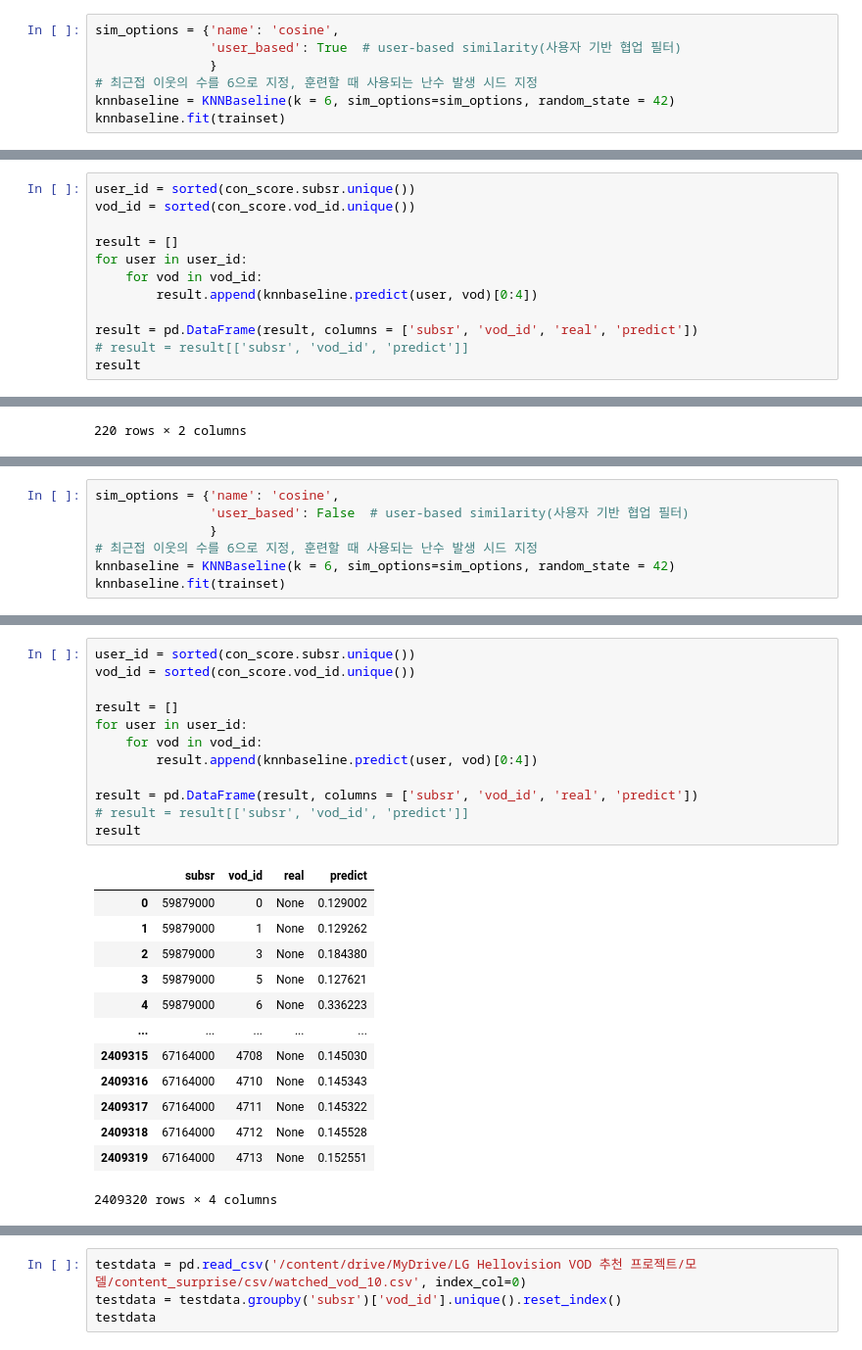
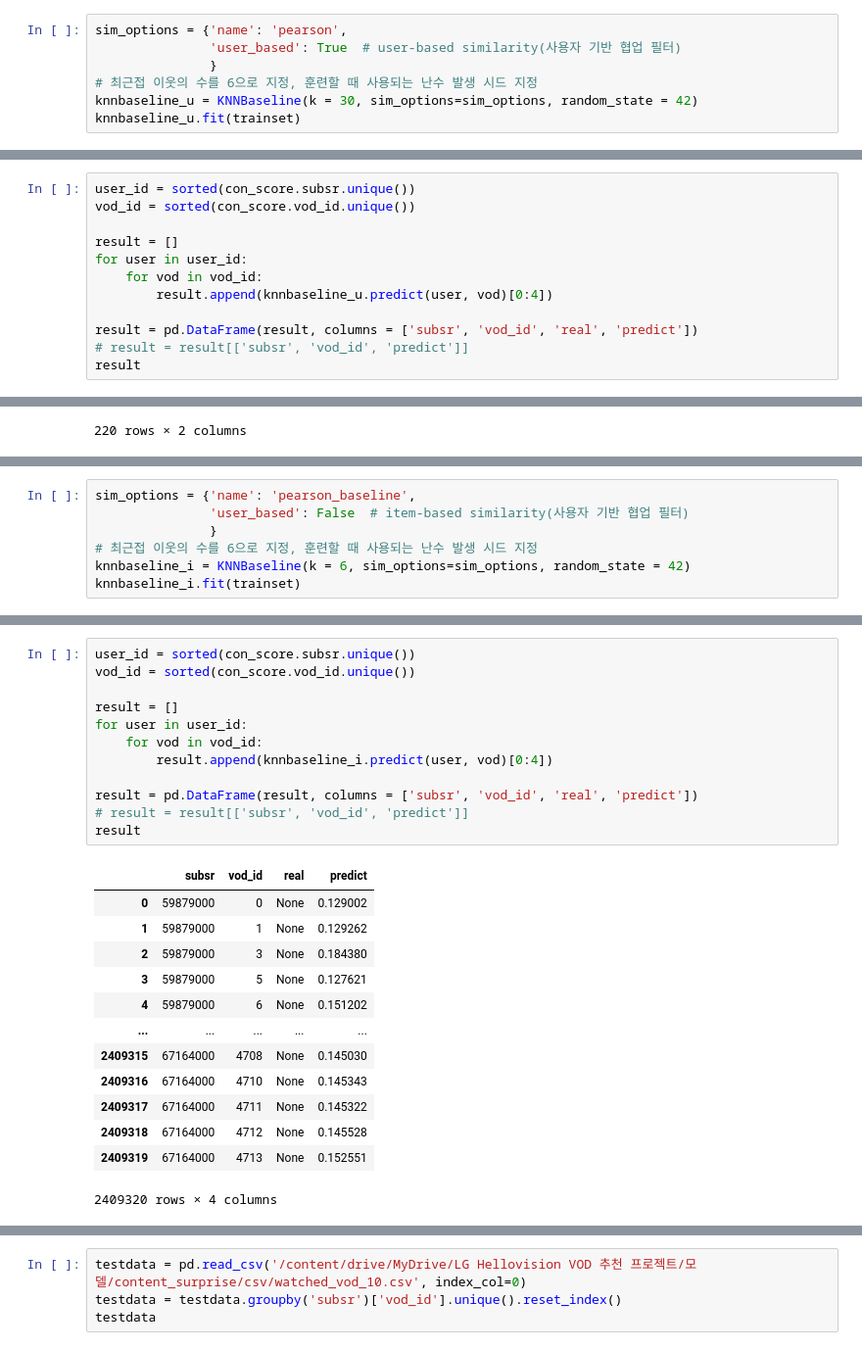
Before and after one commit to LGHV-team1/final-project, a Jupyter notebook: 모델/content_surprise_click.ipynb, the cells around one changed output, grey strips where cells are left out. Shown at 98% size. Cells and saved outputs as stored; diff of their text form.

```diff
--- a/모델/content_surprise_click.ipynb
+++ b/모델/content_surprise_click.ipynb
@@ -103,9 +145,9 @@ trainset = convert_traintest_dataframe_forsurprise(con_score)
 # %%
-sim_options = {'name': 'cosine',
+sim_options = {'name': 'pearson',
                'user_based': True  # user-based similarity(사용자 기반 협업 필터)
                }
 # 최근접 이웃의 수를 6으로 지정, 훈련할 때 사용되는 난수 발생 시드 지정
-knnbaseline = KNNBaseline(k = 6, sim_options=sim_options, random_state = 42)
-knnbaseline.fit(trainset)
+knnbaseline_u = KNNBaseline(k = 30, sim_options=sim_options, random_state = 42)
+knnbaseline_u.fit(trainset)
 # %% [output]
 Estimating biases using als...
@@ -119,7 +161,7 @@ vod_id = sorted(con_score.vod_id.unique())
 result = []
 for user in user_id:
     for vod in vod_id:
-        result.append(knnbaseline.predict(user, vod)[0:4])
+        result.append(knnbaseline_u.predict(user, vod)[0:4])
 
 result = pd.DataFrame(result, columns = ['subsr', 'vod_id', 'real', 'predict'])
 # result = result[['subsr', 'vod_id', 'predict']]
@@ -275,9 +337,9 @@ precision_k(testdata, vod_predict_1)
 # %%
-sim_options = {'name': 'cosine',
-               'user_based': False  # user-based similarity(사용자 기반 협업 필터)
+sim_options = {'name': 'pearson_baseline',
+               'user_based': False  # item-based similarity(사용자 기반 협업 필터)
                }
 # 최근접 이웃의 수를 6으로 지정, 훈련할 때 사용되는 난수 발생 시드 지정
-knnbaseline = KNNBaseline(k = 6, sim_options=sim_options, random_state = 42)
-knnbaseline.fit(trainset)
+knnbaseline_i = KNNBaseline(k = 6, sim_options=sim_options, random_state = 42)
+knnbaseline_i.fit(trainset)
 # %% [output]
 Estimating biases using als...
@@ -287,22 +349,22 @@ Done computing similarity matrix.
 # %%
 user_id = sorted(con_score.subsr.unique())
 vod_id = sorted(con_score.vod_id.unique())
 
 result = []
 for user in user_id:
     for vod in vod_id:
-        result.append(knnbaseline.predict(user, vod)[0:4])
+        result.append(knnbaseline_i.predict(user, vod)[0:4])
 
 result = pd.DataFrame(result, columns = ['subsr', 'vod_id', 'real', 'predict'])
 # result = result[['subsr', 'vod_id', 'predict']]
 result
 # %% [output]
 |  | subsr | vod_id | real | predict |
 | 0 | 59879000 | 0 | None | 0.129002 |
 | 1 | 59879000 | 1 | None | 0.129262 |
 | 2 | 59879000 | 3 | None | 0.184380 |
 | 3 | 59879000 | 5 | None | 0.127621 |
-| 4 | 59879000 | 6 | None | 0.336223 |
+| 4 | 59879000 | 6 | None | 0.151202 |
 | ... | ... | ... | ... | ... |
 | 2409315 | 67164000 | 4708 | None | 0.145030 |
 | 2409316 | 67164000 | 4710 | None | 0.145343 |
```
Also changed, not shown: parts of 54 cells of this notebook, 1 other file.
